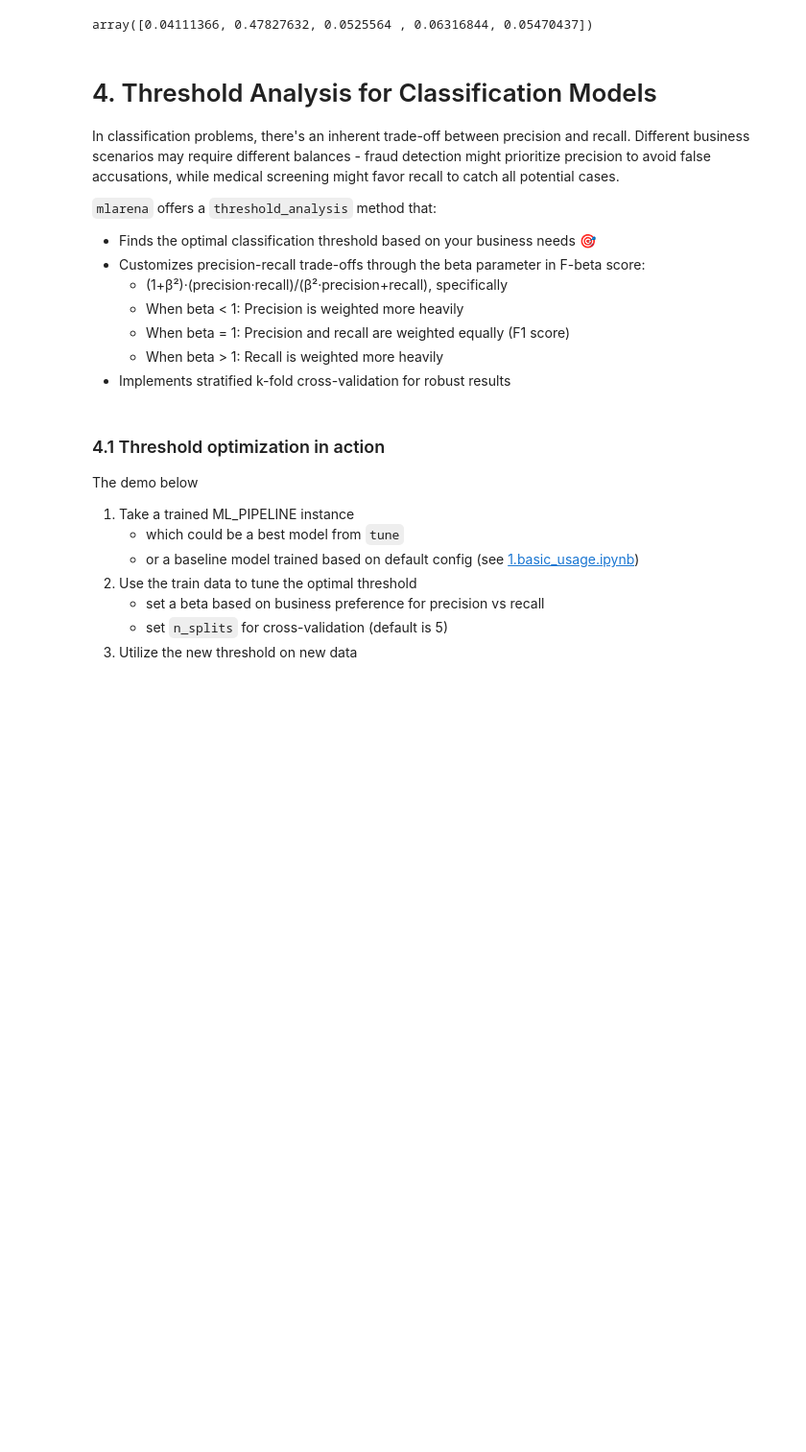
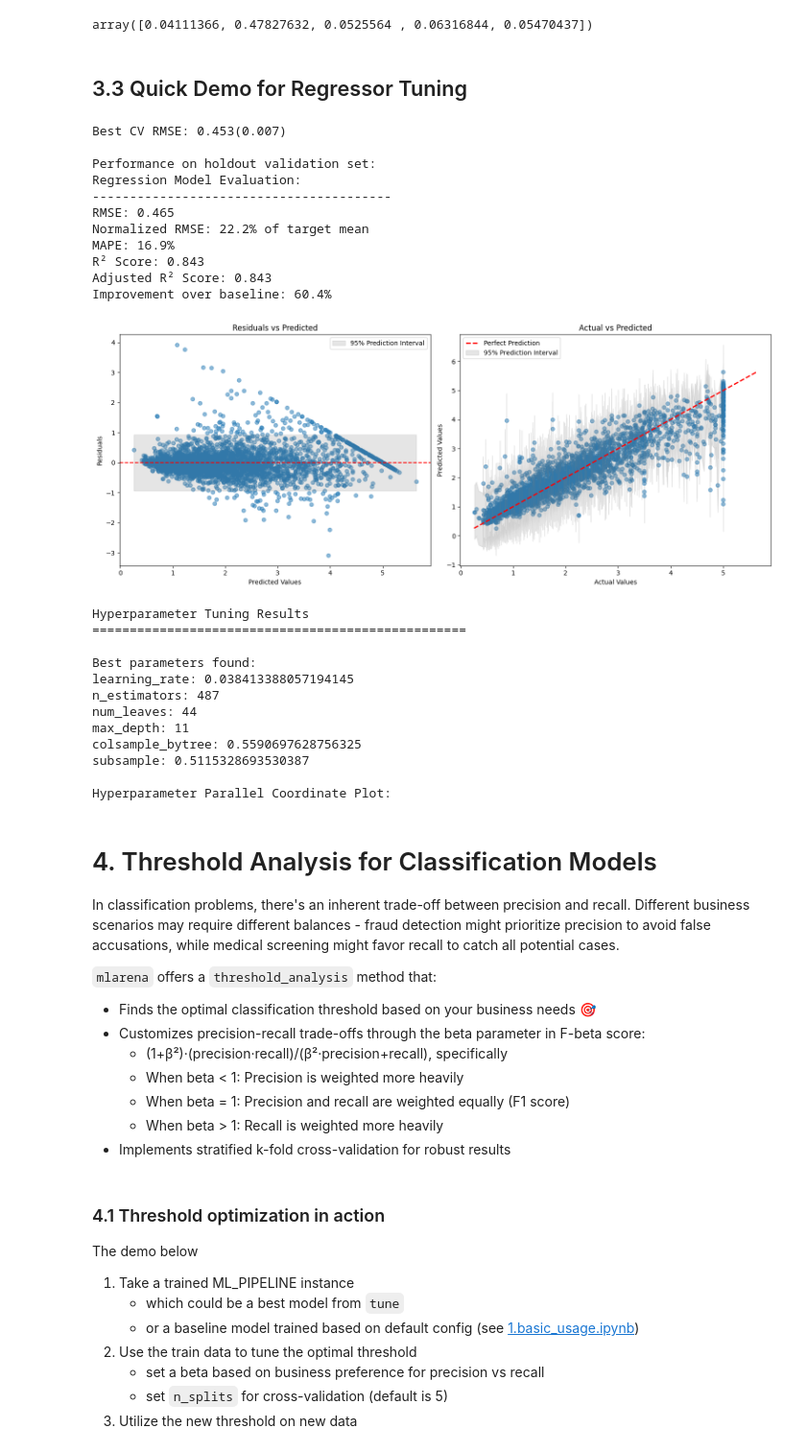
Before and after one commit to MenaWANG/mlarena, a Jupyter notebook: examples/2.advanced_usage.ipynb, the cells around one changed output. Shown at 96% size. Drawn from its saved outputs; the diff is of its cells as text; code cells hidden in the pictures; blank space fills up the shorter version.

```diff
--- a/examples/2.advanced_usage.ipynb
+++ b/examples/2.advanced_usage.ipynb
@@ -410,6 +411,64 @@ X_test_prepped = PreProcessor.mlflow_input_prep(X_test)
 loaded_model.predict(pd.DataFrame(X_test_prepped.head()))
 # %% [output]
 array([0.04111366, 0.47827632, 0.0525564 , 0.06316844, 0.05470437])
+# %% [markdown]
+## 3.3 Quick Demo for Regressor Tuning
+# %%
+from sklearn.datasets import (
+    fetch_california_housing
+)
+california = fetch_california_housing()
+X_housing = pd.DataFrame(california.data, columns=california.feature_names)
+X_housing = PreProcessor.mlflow_input_prep(X_housing)
+
+y_housing = california.target
+X_train_full_housing, X_test_housing, y_train_full_housing, y_test_housing = train_test_split(X_housing, y_housing, test_size=0.2, random_state=42)
+# Define the hyperparameter search ranges
+lgb_param_ranges = {
+    'learning_rate': (0.01, 0.1),
+    'n_estimators': (100, 500),
+    'num_leaves': (10, 50),
+    'max_depth': (5, 15),
+    'colsample_bytree': (0.5, 0.9),
+    'subsample': (0.5, 0.9)
+}
+# tune the regressor
+best_lgb_rgs = ML_PIPELINE.tune(X_train_full_housing, y_train_full_housing,
+                          algorithm=lgb.LGBMRegressor,
+                          preprocessor=PreProcessor(),
+                          param_ranges=lgb_param_ranges,
+                          max_evals=100,
+                          patience=10,
+                          n_startup_trials=10,
+                          verbose=-1,
+                          cv=3,
+                          cv_variance_penalty=0.1,
+                          log_best_model=False)
+# %% [output]
+Best CV RMSE: 0.453(0.007)
+
+Performance on holdout validation set:
+Regression Model Evaluation:
+----------------------------------------
+RMSE: 0.465
+Normalized RMSE: 22.2% of target mean
+MAPE: 16.9%
+R² Score: 0.843
+Adjusted R² Score: 0.843
+Improvement over baseline: 60.4%
+[figure, added]
+Hyperparameter Tuning Results
+==================================================
+
+Best parameters found:
+learning_rate: 0.038413388057194145
+n_estimators: 487
+num_leaves: 44
+max_depth: 11
+colsample_bytree: 0.5590697628756325
+subsample: 0.5115328693530387
+
+Hyperparameter Parallel Coordinate Plot:
 # %% [markdown]
 # 4. Threshold Analysis for Classification Models
 
```
Also changed, not shown: parts of 4 cells of this notebook, 3 other files.
